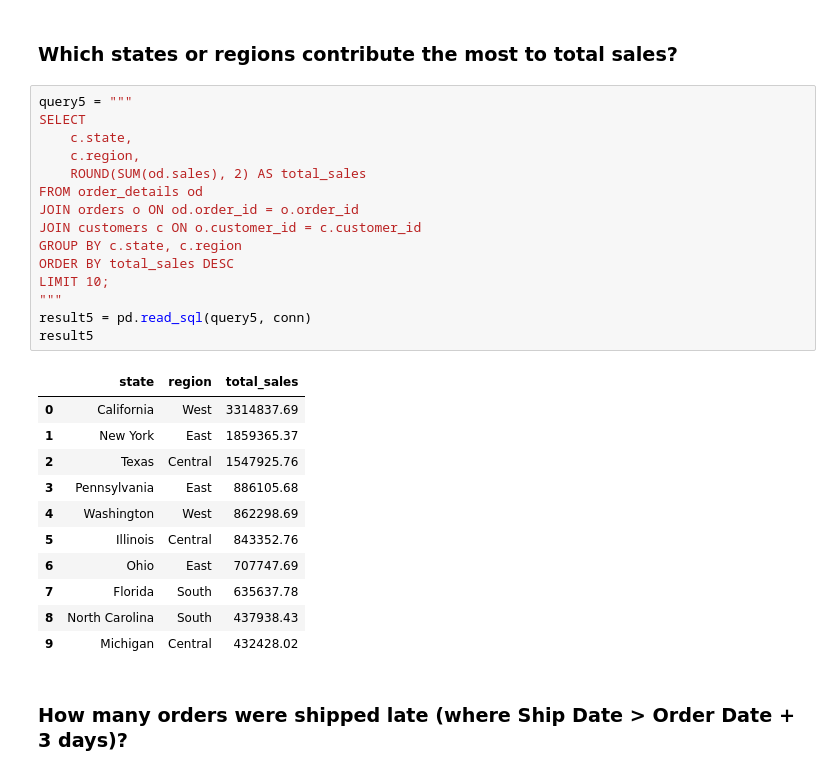
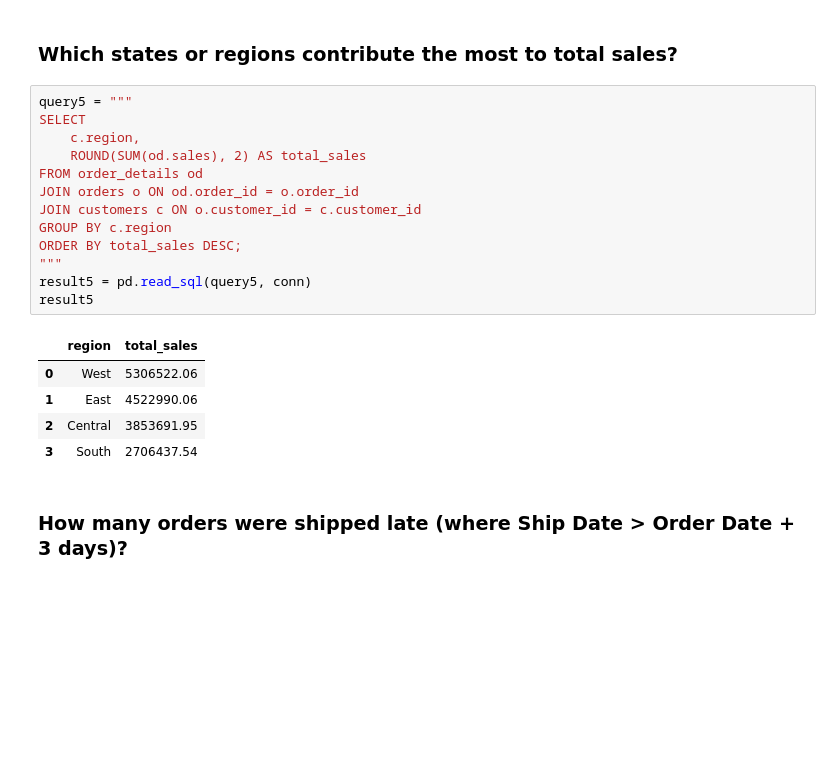
Before and after one commit to DaviLeeAnn/DataAnalysisModule3, a Jupyter notebook: Week4/notebooks/superstore_sales_workflow.ipynb, the cells around one changed output. Drawn from its saved outputs; the diff is of its cells as text; blank space fills up the shorter version.

```diff
--- a/Week4/notebooks/superstore_sales_workflow.ipynb
+++ b/Week4/notebooks/superstore_sales_workflow.ipynb
@@ -270,30 +264,22 @@ result4
 # %%
 query5 = """
 SELECT
-    c.state,
     c.region,
     ROUND(SUM(od.sales), 2) AS total_sales
 FROM order_details od
 JOIN orders o ON od.order_id = o.order_id
 JOIN customers c ON o.customer_id = c.customer_id
-GROUP BY c.state, c.region
-ORDER BY total_sales DESC
-LIMIT 10;
+GROUP BY c.region
+ORDER BY total_sales DESC;
 """
 result5 = pd.read_sql(query5, conn)
 result5
 # %% [output]
-|  | state | region | total_sales |
-| 0 | California | West | 3314837.69 |
-| 1 | New York | East | 1859365.37 |
-| 2 | Texas | Central | 1547925.76 |
-| 3 | Pennsylvania | East | 886105.68 |
-| 4 | Washington | West | 862298.69 |
-| 5 | Illinois | Central | 843352.76 |
-| 6 | Ohio | East | 707747.69 |
-| 7 | Florida | South | 635637.78 |
-| 8 | North Carolina | South | 437938.43 |
-| 9 | Michigan | Central | 432428.02 |
+|  | region | total_sales |
+| 0 | West | 5306522.06 |
+| 1 | East | 4522990.06 |
+| 2 | Central | 3853691.95 |
+| 3 | South | 2706437.54 |
 # %% [markdown]
 ### How many orders were shipped late (where Ship Date > Order Date + 3 days)?
 # %%
```
Also changed, not shown: parts of 5 cells of this notebook.
